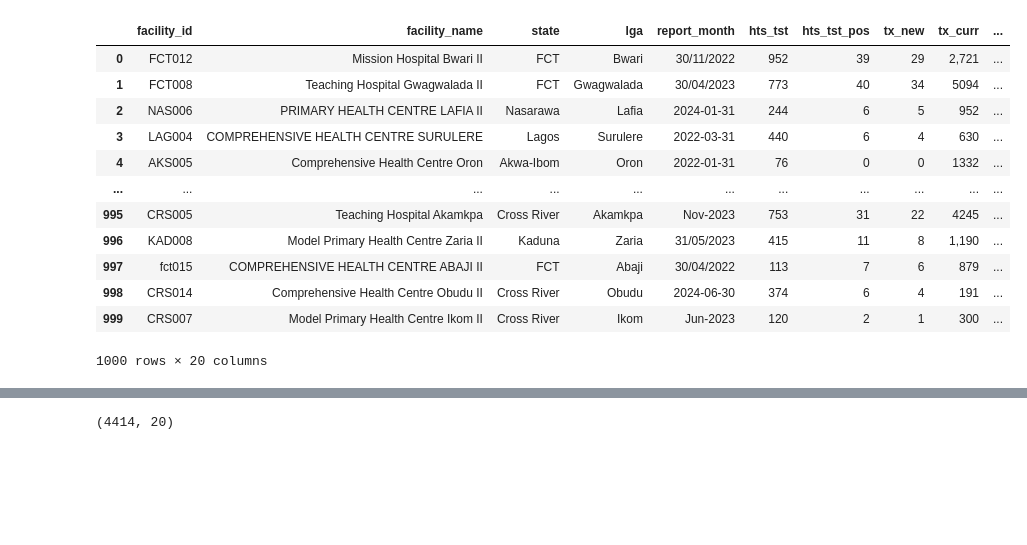
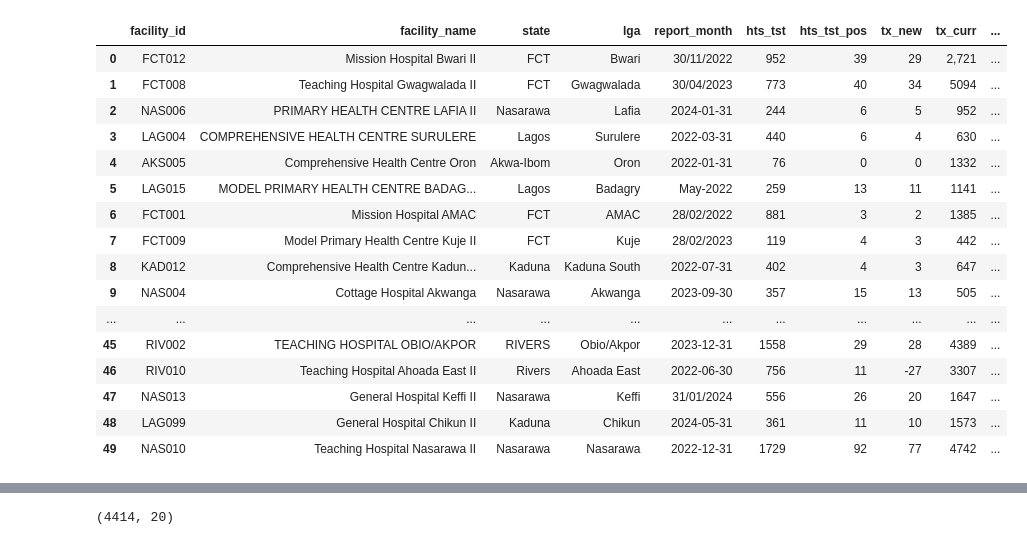
Before and after one commit to AlozieCollins/Intern-dataset-work, a Jupyter notebook: work.ipynb, the cells around one changed output, grey strips where cells are left out. Drawn from its saved outputs; the diff is of its cells as text; code cells hidden in the pictures; blank space fills up the shorter version.

```diff
--- a/work.ipynb
+++ b/work.ipynb
@@ -1,20 +1,23 @@
 # %%
 import pandas as pd
 
-df = pd.read_csv("facility_service_data_2022_2024.csv")
-
-df.head(1000)
+df = pd.read_csv("facility_service_data_2022_2024.csv", dtype = str)
+df.head(50)
 # %% [output]
 |  | facility_id | facility_name | state | lga | report_month | hts_tst | hts_tst_pos | tx_new | tx_curr | ... |
 | 0 | FCT012 | Mission Hospital Bwari II | FCT | Bwari | 30/11/2022 | 952 | 39 | 29 | 2,721 | ... |
 | 1 | FCT008 | Teaching Hospital Gwagwalada II | FCT | Gwagwalada | 30/04/2023 | 773 | 40 | 34 | 5094 | ... |
 | 2 | NAS006 | PRIMARY HEALTH CENTRE LAFIA II | Nasarawa | Lafia | 2024-01-31 | 244 | 6 | 5 | 952 | ... |
 | 3 | LAG004 | COMPREHENSIVE HEALTH CENTRE SURULERE | Lagos | Surulere | 2022-03-31 | 440 | 6 | 4 | 630 | ... |
 | 4 | AKS005 | Comprehensive Health Centre Oron | Akwa-Ibom | Oron | 2022-01-31 | 76 | 0 | 0 | 1332 | ... |
+| 5 | LAG015 | MODEL PRIMARY HEALTH CENTRE BADAG... | Lagos | Badagry | May-2022 | 259 | 13 | 11 | 1141 | ... |
+| 6 | FCT001 | Mission Hospital AMAC | FCT | AMAC | 28/02/2022 | 881 | 3 | 2 | 1385 | ... |
+| 7 | FCT009 | Model Primary Health Centre Kuje II | FCT | Kuje | 28/02/2023 | 119 | 4 | 3 | 442 | ... |
+| 8 | KAD012 | Comprehensive Health Centre Kadun... | Kaduna | Kaduna South | 2022-07-31 | 402 | 4 | 3 | 647 | ... |
+| 9 | NAS004 | Cottage Hospital Akwanga | Nasarawa | Akwanga | 2023-09-30 | 357 | 15 | 13 | 505 | ... |
 | ... | ... | ... | ... | ... | ... | ... | ... | ... | ... | ... |
-| 995 | CRS005 | Teaching Hospital Akamkpa | Cross River | Akamkpa | Nov-2023 | 753 | 31 | 22 | 4245 | ... |
-| 996 | KAD008 | Model Primary Health Centre Zaria II | Kaduna | Zaria | 31/05/2023 | 415 | 11 | 8 | 1,190 | ... |
-| 997 | fct015 | COMPREHENSIVE HEALTH CENTRE ABAJI II | FCT | Abaji | 30/04/2022 | 113 | 7 | 6 | 879 | ... |
-| 998 | CRS014 | Comprehensive Health Centre Obudu II | Cross River | Obudu | 2024-06-30 | 374 | 6 | 4 | 191 | ... |
-| 999 | CRS007 | Model Primary Health Centre Ikom II | Cross River | Ikom | Jun-2023 | 120 | 2 | 1 | 300 | ... |
+| 45 | RIV002 | TEACHING HOSPITAL OBIO/AKPOR | RIVERS | Obio/Akpor | 2023-12-31 | 1558 | 29 | 28 | 4389 | ... |
+| 46 | RIV010 | Teaching Hospital Ahoada East II | Rivers | Ahoada East | 2022-06-30 | 756 | 11 | -27 | 3307 | ... |
+| 47 | NAS013 | General Hospital Keffi II | Nasarawa | Keffi | 31/01/2024 | 556 | 26 | 20 | 1647 | ... |
+| 48 | LAG099 | General Hospital Chikun II | Kaduna | Chikun | 2024-05-31 | 361 | 11 | 10 | 1573 | ... |
+| 49 | NAS010 | Teaching Hospital Nasarawa II | Nasarawa | Nasarawa | 2022-12-31 | 1729 | 92 | 77 | 4742 | ... |
-1000 rows × 20 columns
```
Also changed, not shown: parts of 10 cells of this notebook, 1 other file.
